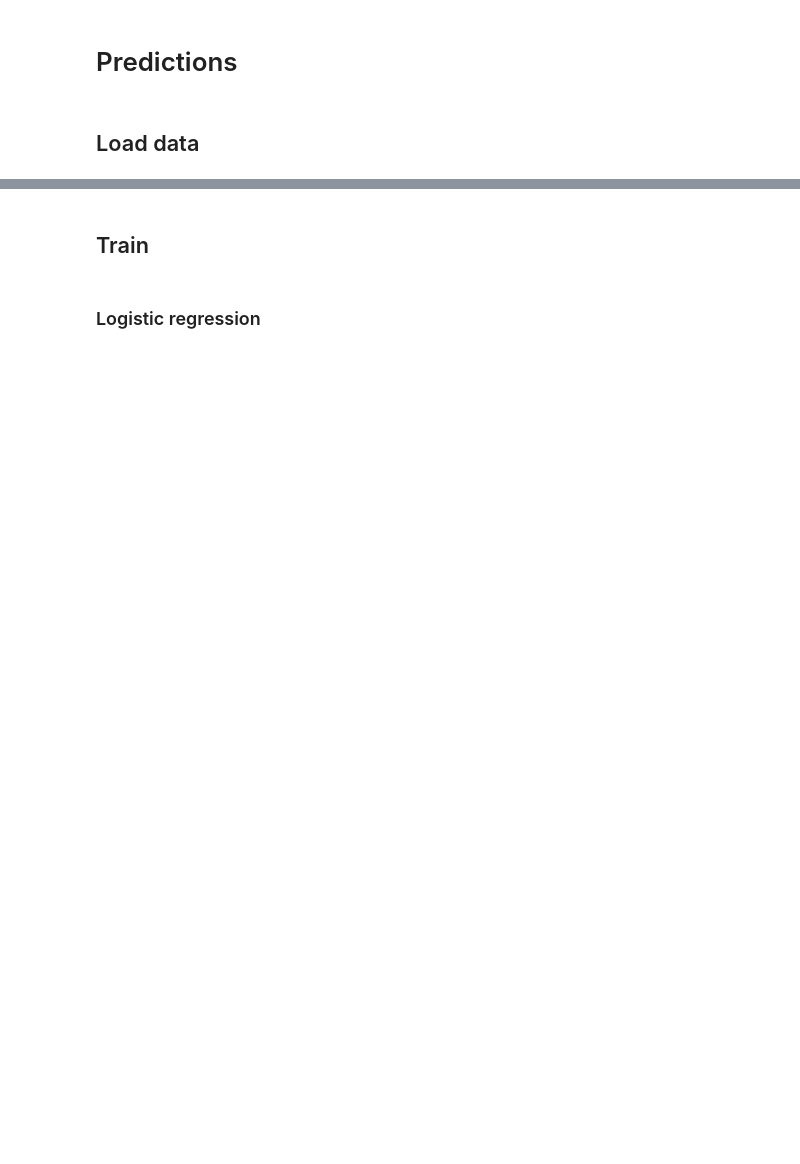
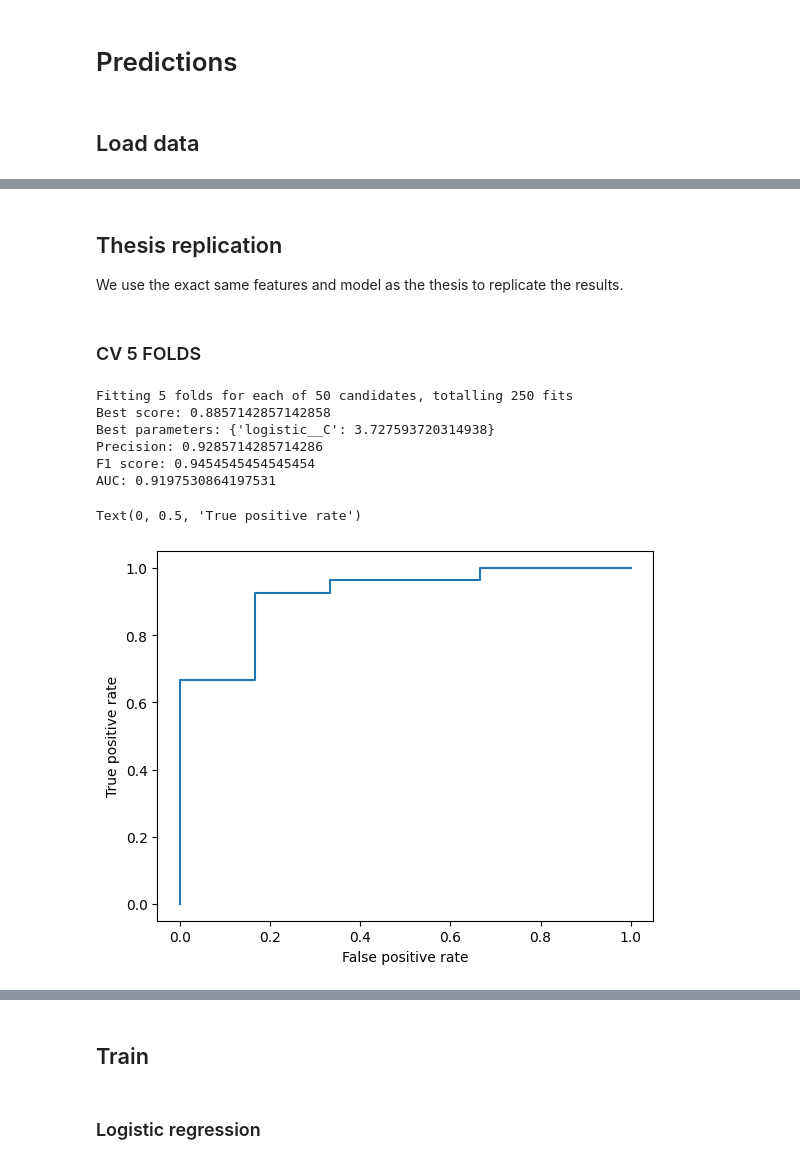
Before and after one commit to Likalto4/Added_value_feature_uncertainty, a Jupyter notebook: notebooks/training/trainig_rad.ipynb, the cells around one changed output, grey strips where cells are left out. Saved outputs shown, nothing was run; the diff lists cells and outputs as text; code cells hidden in the pictures; blank space fills up the shorter version.

Commit message:
succeded replicating the original paper with the differences brought by the new budget

```diff
--- a/notebooks/training/trainig_rad.ipynb
+++ b/notebooks/training/trainig_rad.ipynb
@@ -118,9 +172,10 @@ def get_features(stype:str, excluded:list):
 # %%
 # HP
 stype='G' # segmentation type
-label = 'RP' # receptor type (RP, RE, ki67
+label = 'RE' # receptor type (RP, RE, ki67)
 budget_path = repo_path/ 'data' / 'budget' / 'budget.xlsx'
 
 excluded, _ = get_ex_included(budget_path) # get excluded features due to their budget value
 features = get_features(stype, excluded)
+# load info class
 info = path_label()
@@ -129,9 +195,13 @@ info = path_label()
 # %%
-num_features = 10
+num_features = 5
+
+# standardize features
+scaler = StandardScaler()
+x = scaler.fit_transform(features)
 
 # use lasso to select features
 lasso = LogisticRegression(penalty='l1', solver='liblinear', max_iter=1000)
-lasso.fit(features, info.labels_list(label))
+lasso.fit(x, info.labels_list(label))
 
 # use lasso to select the 5 features with the largest coefficients
 coef = pd.Series(lasso.coef_[0], index=features.columns)
@@ -154,0 +249,56 @@ dtype: float64
+# %% [markdown]
+## Thesis replication
+
+We use the exact same features and model as the thesis to replicate the results.
+# %%
+# features.columns
+
+# ER traditional features, like in the original paper
+ER_features1 = ['shape2D_MinorAxisLength', 'shape2D_Sphericity', 'glcm_Imc2', 'ngtdm_Busyness']
+ER_features2 = ['shape2D_MinorAxisLength', 'shape2D_Sphericity', 'glcm_Imc2', 'ngtdm_Contrast']
+# ER_features3 = ['shape2D_Maximum2DDiameterRow', 'shape2D_MinorAxisLength', 'glcm_Correlation', 'glcm_Imc2']
+# HP
+selected_features = ER_features2
+# %% [markdown]
+### CV 5 FOLDS
+# %%
+# use ER features
+x = features[ER_features1]
+# create pipeline with scaler and logistic regression
+pipe = Pipeline([('scaler', StandardScaler()), ('logistic', LogisticRegression())])
+# create grid search
+grid = GridSearchCV(pipe, {'logistic__C': np.logspace(-4, 4, 50)}, cv=5, verbose=1)
+# fit grid search
+grid.fit(x, info.labels_list(label))
+# get best estimator
+best = grid.best_estimator_
+# get best score
+best_score = grid.best_score_
+# get best parameters
+best_params = grid.best_params_
+# print
+print(f'Best score: {best_score}')
+print(f'Best parameters: {best_params}')
+# compute precision
+precision = precision_score(info.labels_list(label), best.predict(x))
+print(f'Precision: {precision}')
+# F1 score
+f1 = f1_score(info.labels_list(label), best.predict(x))
+print(f'F1 score: {f1}')
+# AUC
+auc = roc_auc_score(info.labels_list(label), best.predict_proba(x)[:, 1])
+print(f'AUC: {auc}')
+# ROC curve
+fpr, tpr, threshold = roc_curve(info.labels_list(label), best.predict_proba(x)[:, 1])
+plt.plot(fpr, tpr)
+plt.xlabel('False positive rate')
+plt.ylabel('True positive rate')
+# %% [output]
+Fitting 5 folds for each of 50 candidates, totalling 250 fits
+Best score: 0.8857142857142858
+Best parameters: {'logistic__C': 3.727593720314938}
+Precision: 0.9285714285714286
+F1 score: 0.9454545454545454
+AUC: 0.9197530864197531
+Text(0, 0.5, 'True positive rate')
+[figure, added]
```
Also changed, not shown: parts of 34 cells of this notebook.
